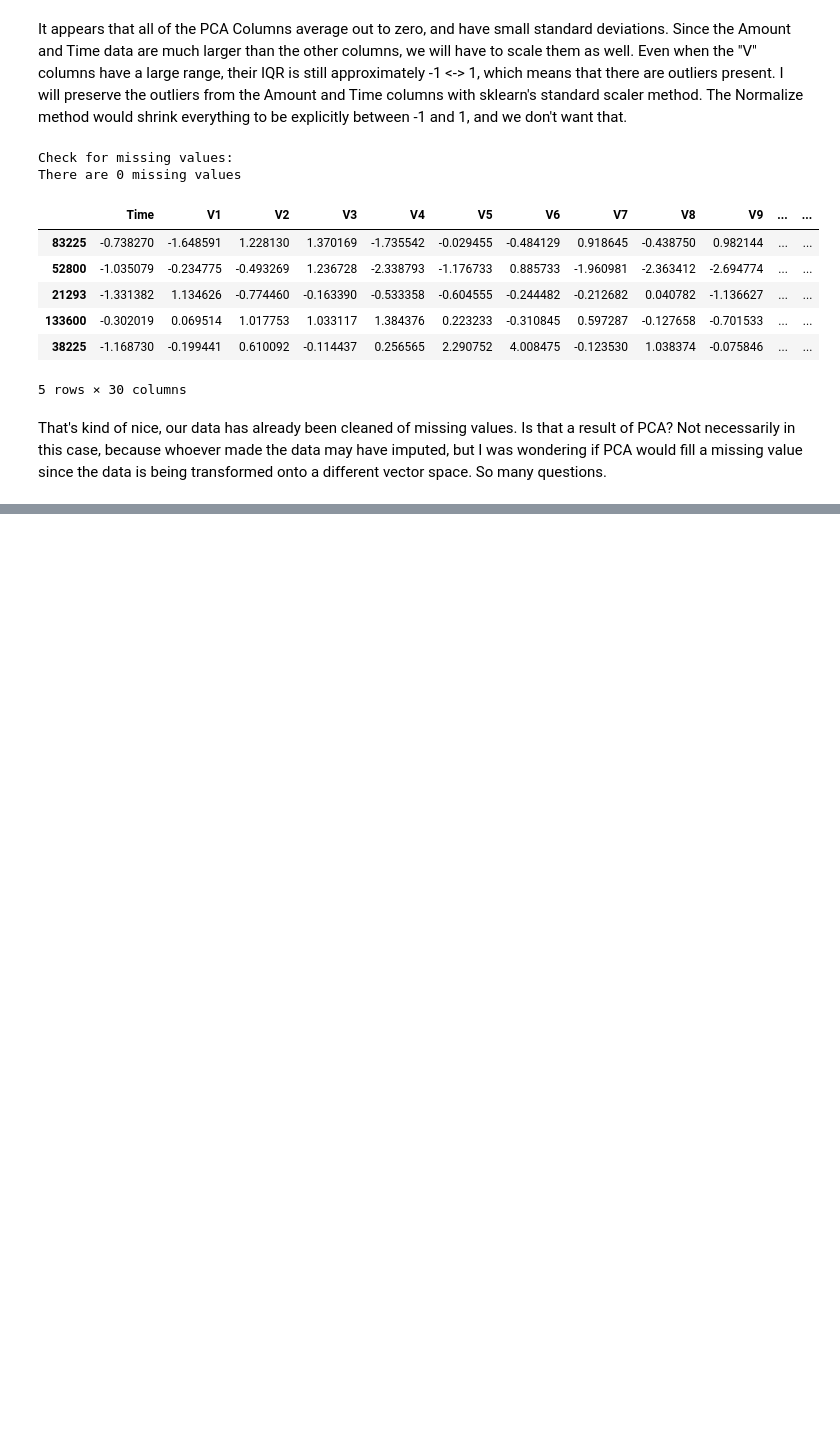
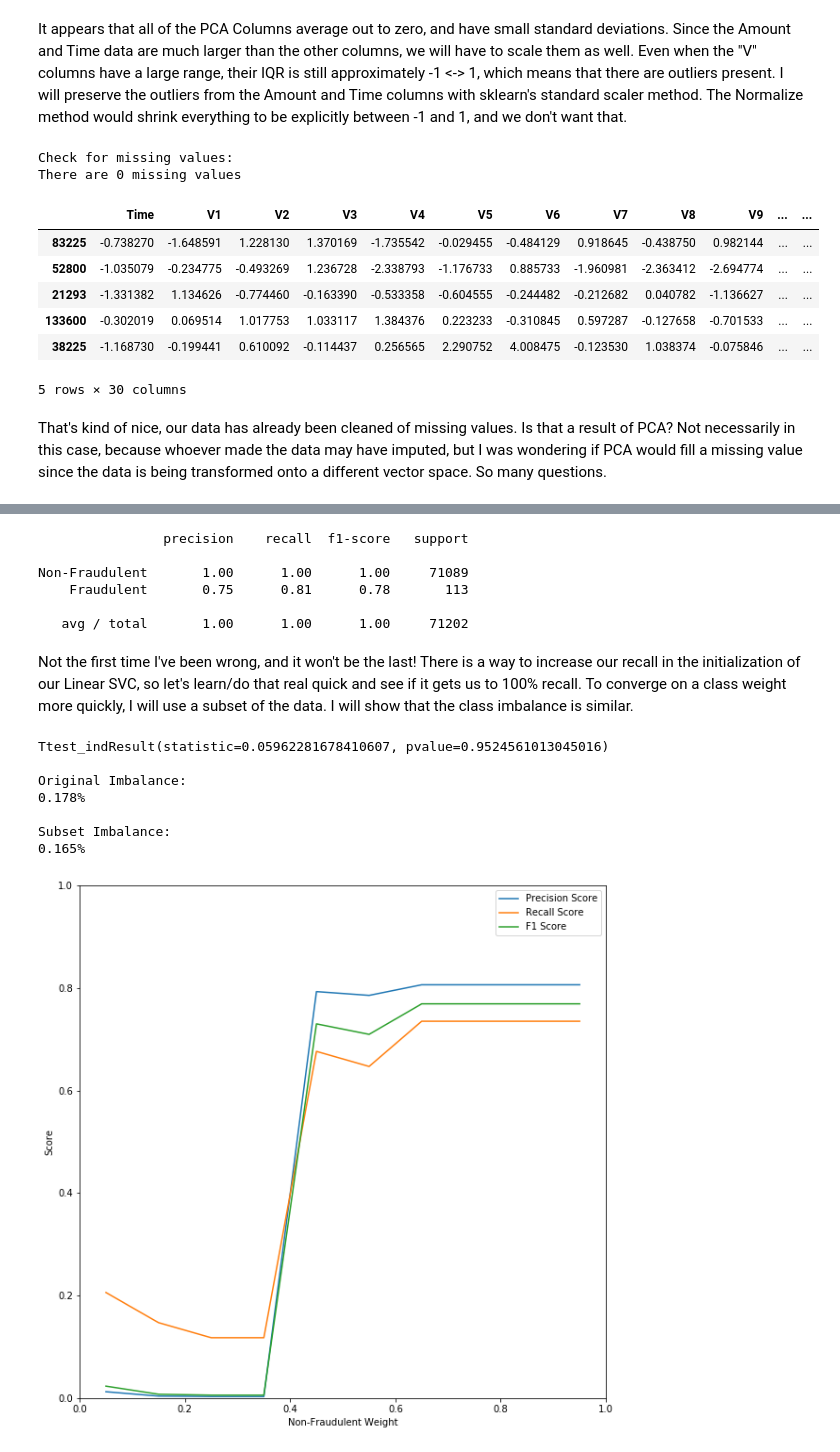
Before and after one commit to bgwilson12/3.6-Supervised-Learning-Potpourri, a Jupyter notebook: 3.6.1 Credit Card Fraud.ipynb, the cells around one changed output, grey strips where cells are left out. Saved outputs shown, nothing was run; the diff lists cells and outputs as text; code cells hidden in the pictures; blank space fills up the shorter version.

```diff
--- a/3.6.1 Credit Card Fraud.ipynb
+++ b/3.6.1 Credit Card Fraud.ipynb
@@ -73,7 +74,10 @@ There are 0 missing values
 # %% [markdown]
 That's kind of nice, our data has already been cleaned of missing values. Is that a result of PCA? Not necessarily in this case, because whoever made the data may have imputed, but I was wondering if PCA would fill a missing value since the data is being transformed onto a different vector space. So many questions.
 # %%
-# First, let's try an SVC
+# First, let's try an SVC with l2 regularization
 clf = LinearSVC(class_weight='balanced')
-clf
+clf.fit(X_train, y_train)
+y_pred = clf.predict(X_test)
+target_names = ['Non-Fraudulent', 'Fraudulent']
+print(classification_report(y_test, y_pred, target_names=target_names))
 # %% [output]
@@ -83,0 +96,70 @@ array([9.37971917e-06, 5.27704485e-03])
+# %%
+# And let's try an SVC with L1 regularization. I doubt this will be any better, because PCA has reduced data
+# to only the important eigan features, so zeroing out feature coefficients wouldn't help that much.
+clf = LinearSVC(class_weight='balanced', loss='hinge')
+clf.fit(X_train, y_train)
+y_pred = clf.predict(X_test)
+target_names = ['Non-Fraudulent', 'Fraudulent']
+print(classification_report(y_test, y_pred, target_names=target_names))
+# %% [output]
+                precision    recall  f1-score   support
+
+Non-Fraudulent       1.00      1.00      1.00     71089
+    Fraudulent       0.75      0.81      0.78       113
+
+   avg / total       1.00      1.00      1.00     71202
+# %% [markdown]
+Not the first time I've been wrong, and it won't be the last! There is a way to increase our recall in the initialization of our Linear SVC, so let's learn/do that real quick and see if it gets us to 100% recall. To converge on a class weight more quickly, I will use a subset of the data. I will show that the class imbalance is similar.
+# %%
+resolution = 1 # How small of increments will we need? I don't know. Let's use 100 for now, by 5
+n_steps = 10
+start = .05
+stop = 1
+n_subset_examples = 20000
+
+# Let's use the subset and ensure our class imbalance is roughly the same using a t-test
+print(ttest_ind(y_train, y_train.iloc[0:2]), '\n')
+print('Original Imbalance: \n{:.3f}%\n'.format(100 * y_train.value_counts()[1] / y_train.value_counts()[0]))
+print('Subset Imbalance: \n{:.3f}%\n'.format(100 * y_train.iloc[0:n_subset_examples].value_counts()[1] /
+                                           y_train.iloc[0:n_subset_examples].value_counts()[0]))
+
+precision_scores = []
+recall_scores = []
+f1_scores = []
+thresholds = []
+
+for i in np.arange(start, stop, resolution/n_steps):
+    # Initialize the LinearSVC with different class weights
+    clf = LinearSVC(class_weight={0:i, 1:100-i}, loss='hinge')
+    clf.fit(X_train.iloc[:n_subset_examples], y_train.iloc[:n_subset_examples])
+    y_pred = clf.predict(X_test.iloc[:n_subset_examples])
+    target_names = ['Non-Fraudulent', 'Fraudulent']
+    precision, recall, f1_score, _ = precision_recall_fscore_support(y_test.iloc[:n_subset_examples], y_pred, average='binary')
+    precision_scores.append(precision)
+    recall_scores.append(recall)
+    f1_scores.append(f1_score)
+    thresholds.append(i)
+
+plt.figure(figsize=(10, 10))
+
+# Plot all three scores on the same graph
+plt.plot(thresholds, precision_scores, label='Precision Score')
+plt.plot(thresholds, recall_scores, label='Recall Score')
+plt.plot(thresholds, f1_scores, label='F1 Score')
+
+# Make it look nice
+plt.xlabel('Non-Fraudulent Weight')
+plt.ylabel('Score')
+plt.xlim([0, 1])
+plt.ylim([0, 1])
+plt.legend()
+plt.show()
+# %% [output]
+Ttest_indResult(statistic=0.05962281678410607, pvalue=0.9524561013045016)
+
+Original Imbalance:
+0.178%
+
+Subset Imbalance:
+0.165%
+[figure, added]
```
Also changed, not shown: parts of 6 cells of this notebook, 1 other file.
